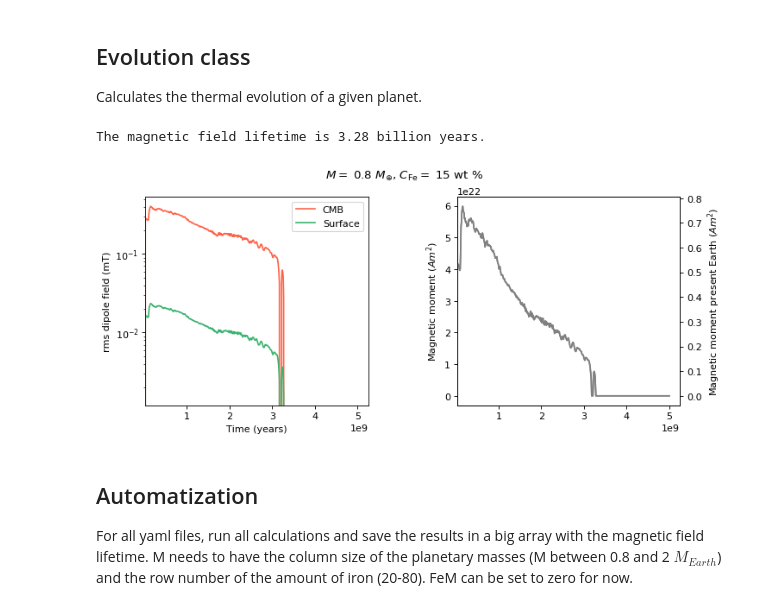
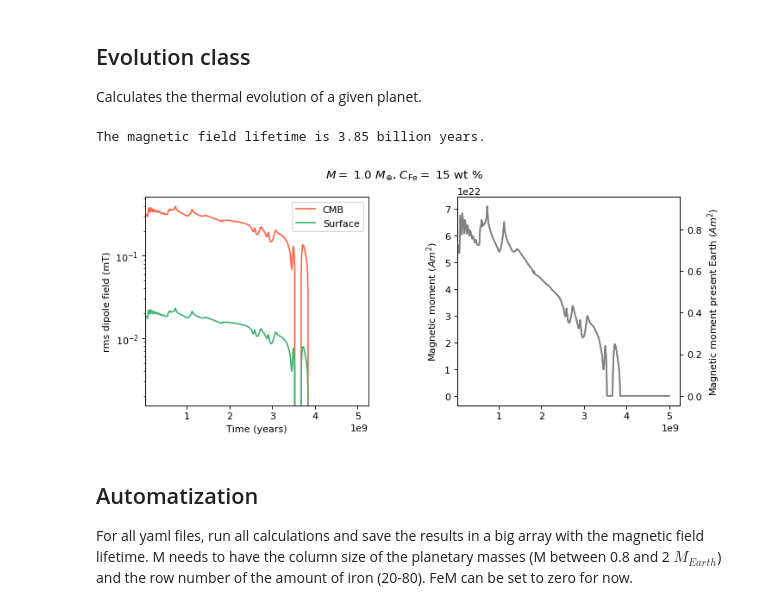
Before and after one commit to irenebonati/exo-cores, a Jupyter notebook: Planets.ipynb, the cells around one changed output. Saved outputs shown, nothing was run; the diff lists cells and outputs as text; code cells hidden in the pictures.

```diff
--- a/Planets.ipynb
+++ b/Planets.ipynb
@@ -717,34 +717,34 @@ class Evolution():
         return GC*X_CMF*Mp*M_Earth/(self.planet.r_OC)**2
 # %%
 '''Planetary parameters'''
-Mp = 0.8
+Mp = 1.0
 XFe = 15   # 50: inner core. 30: no inner core
 FeM = 0.00
 S = 0.0    # percentage of light elements in the core
 
 class Exo(Rocky_Planet):
 
     def __init__(self,Mp,XFe,FeM):
         self.parameters(Mp,XFe,FeM)
 
     def parameters(self,Mp,XFe,FeM):
         '''Load parameter files'''
         os.chdir("/Users/irenebonati/Desktop/core/With_DTcmb")
         self.read_parameters("M_ {:.1f}_Fe_{:.0f}.0000_FeM_{:2.0f}.0000.yaml".format(Mp, XFe, FeM))
         #self.read_parameters("Earth.yaml".format(Mp, XFe, FeM))
-        os.chdir("/Users/irenebonati/Desktop/core/Q_CMB")
+        os.chdir("../Q_CMB")
         qcmb_ev = pd.read_csv("res_t_HS_Tm_Tb_qs_qc_M{:02d}_Fe{:02d}_#FeM{:02d}.res".format(int(10*Mp),int(XFe), int(100*FeM)), skipinitialspace=True, sep=" ", index_col=False,skiprows=[0])
         #qcmb_ev = pd.read_csv("qc_T_M{:02d}_Fe{:02d}_FeM{:02d}.txt".format(int(10*Mp),int(XFe), int(100*FeM)), sep=" ", skiprows=1, header=None)
         qcmb_ev.columns = ["time", "H_rad", "T_um","T_cmb","q_surf","qcmb"]
         self.time_vector = qcmb_ev["time"] *1e6
         self.qcmb = qcmb_ev["qcmb"]
 
 if __name__ == '__main__':
 
     Evolution(Exo(Mp,XFe,FeM)).run()
 # %% [output]
-The magnetic field lifetime is 3.28 billion years.
+The magnetic field lifetime is 3.85 billion years.
-[figure, old version]
+[figure, new version]
 # %% [markdown]
 ## Automatization
 
```
